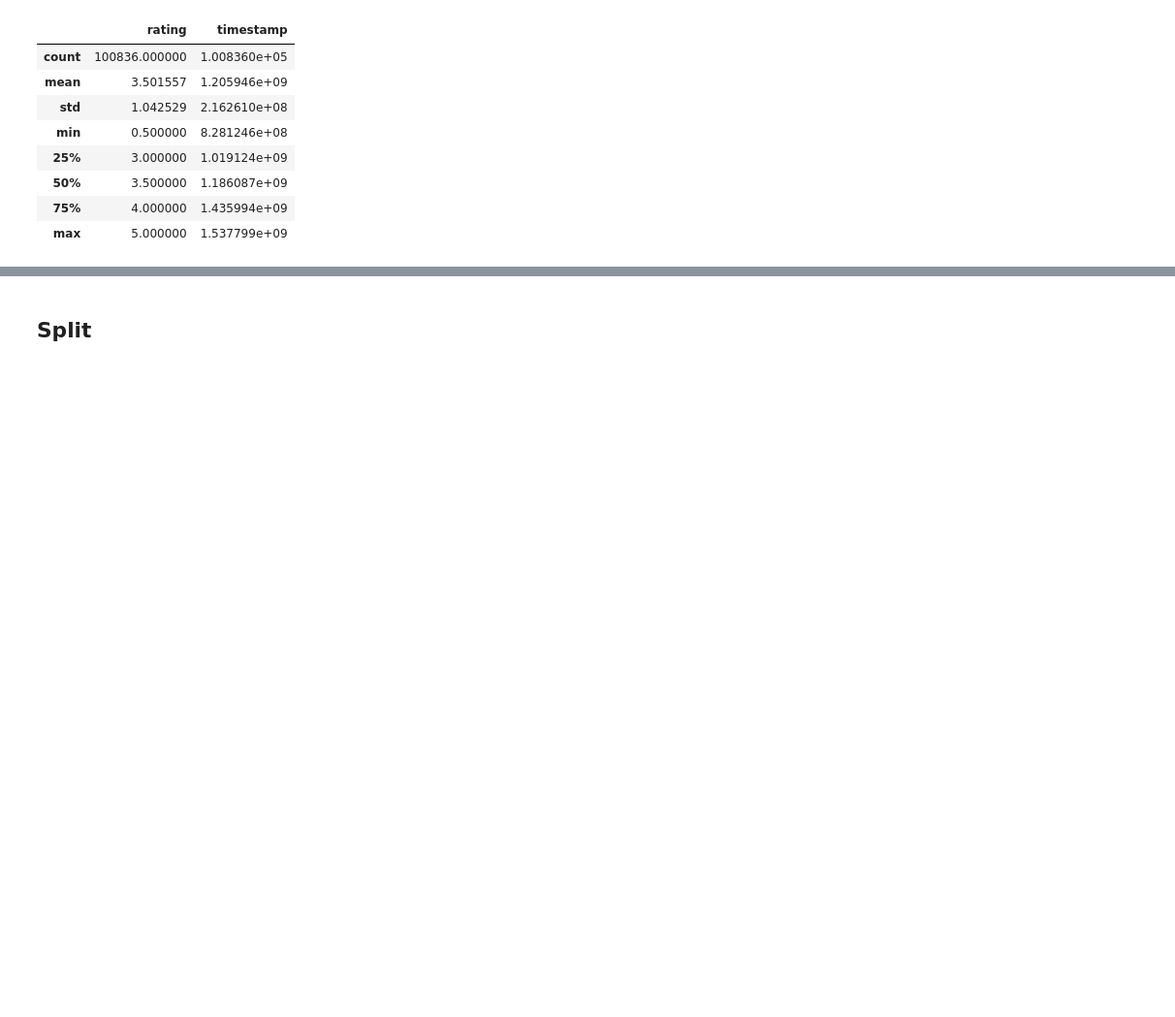
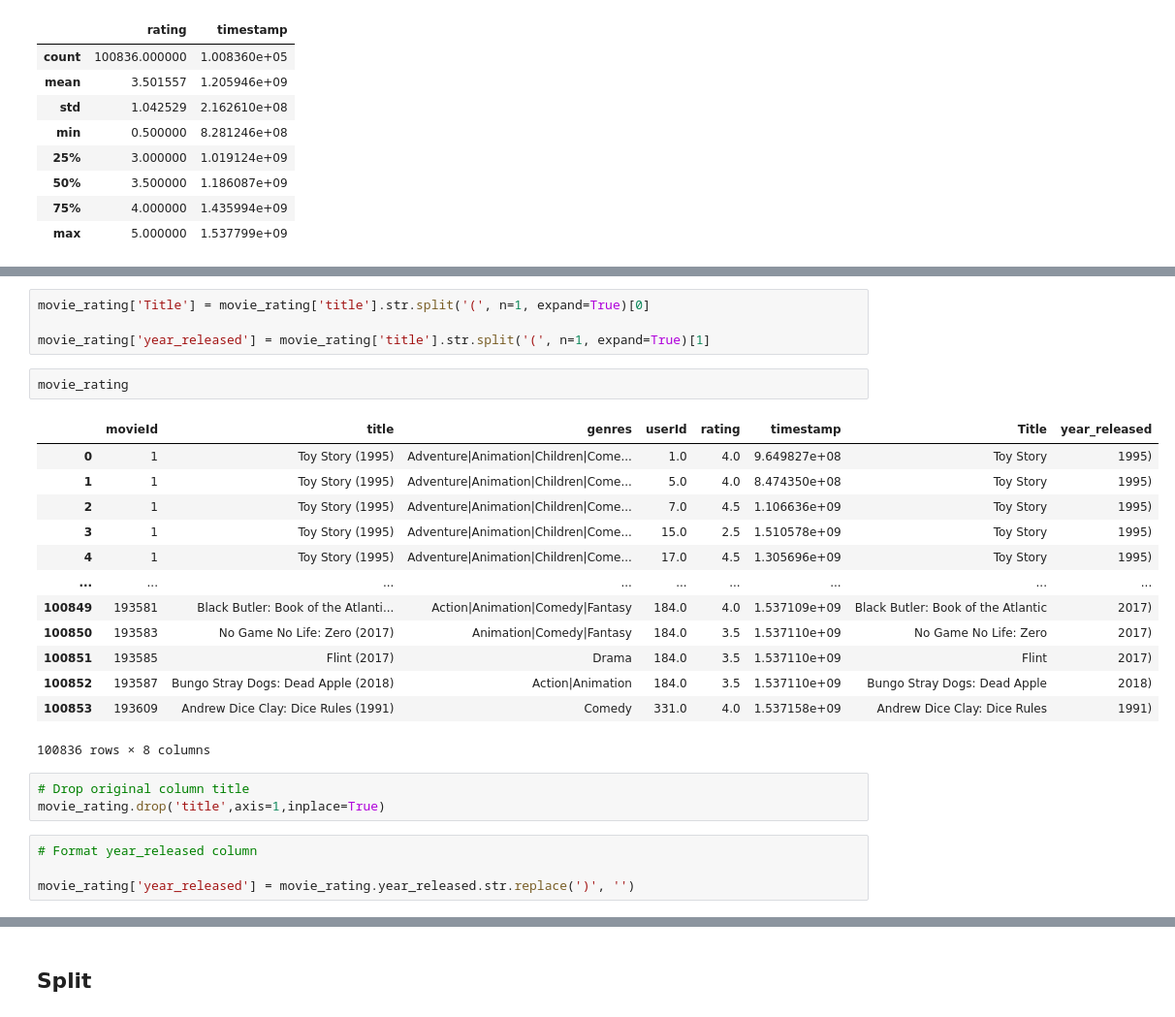
Before and after one commit to xiaohua-su/Recommender_System, a Jupyter notebook: Data Cleaning.ipynb, the cells around one changed output, grey strips where cells are left out. Shown: that part at 97% size. Drawn from its saved outputs; the diff is of its cells as text; blank space fills up the shorter version.

```diff
--- a/Data Cleaning.ipynb
+++ b/Data Cleaning.ipynb
@@ -141,0 +142,27 @@ print(dt.datetime.fromtimestamp(stats.loc['max', 'timestamp']))
+# %%
+movie_rating['Title'] = movie_rating['title'].str.split('(', n=1, expand=True)[0]
+
+movie_rating['year_released'] = movie_rating['title'].str.split('(', n=1, expand=True)[1]
+# %%
+movie_rating
+# %% [output]
+|  | movieId | title | genres | userId | rating | timestamp | Title | year_released |
+| 0 | 1 | Toy Story (1995) | Adventure|Animation|Children|Come... | 1.0 | 4.0 | 9.649827e+08 | Toy Story | 1995) |
+| 1 | 1 | Toy Story (1995) | Adventure|Animation|Children|Come... | 5.0 | 4.0 | 8.474350e+08 | Toy Story | 1995) |
+| 2 | 1 | Toy Story (1995) | Adventure|Animation|Children|Come... | 7.0 | 4.5 | 1.106636e+09 | Toy Story | 1995) |
+| 3 | 1 | Toy Story (1995) | Adventure|Animation|Children|Come... | 15.0 | 2.5 | 1.510578e+09 | Toy Story | 1995) |
+| 4 | 1 | Toy Story (1995) | Adventure|Animation|Children|Come... | 17.0 | 4.5 | 1.305696e+09 | Toy Story | 1995) |
+| ... | ... | ... | ... | ... | ... | ... | ... | ... |
+| 100849 | 193581 | Black Butler: Book of the Atlanti... | Action|Animation|Comedy|Fantasy | 184.0 | 4.0 | 1.537109e+09 | Black Butler: Book of the Atlantic | 2017) |
+| 100850 | 193583 | No Game No Life: Zero (2017) | Animation|Comedy|Fantasy | 184.0 | 3.5 | 1.537110e+09 | No Game No Life: Zero | 2017) |
+| 100851 | 193585 | Flint (2017) | Drama | 184.0 | 3.5 | 1.537110e+09 | Flint | 2017) |
+| 100852 | 193587 | Bungo Stray Dogs: Dead Apple (2018) | Action|Animation | 184.0 | 3.5 | 1.537110e+09 | Bungo Stray Dogs: Dead Apple | 2018) |
+| 100853 | 193609 | Andrew Dice Clay: Dice Rules (1991) | Comedy | 331.0 | 4.0 | 1.537158e+09 | Andrew Dice Clay: Dice Rules | 1991) |
+100836 rows × 8 columns
+# %%
+# Drop original column title
+movie_rating.drop('title',axis=1,inplace=True)
+# %%
+# Format year_released column
+
+movie_rating['year_released'] = movie_rating.year_released.str.replace(')', '')
```
Also changed, not shown: parts of 7 cells of this notebook, 3 other files.
